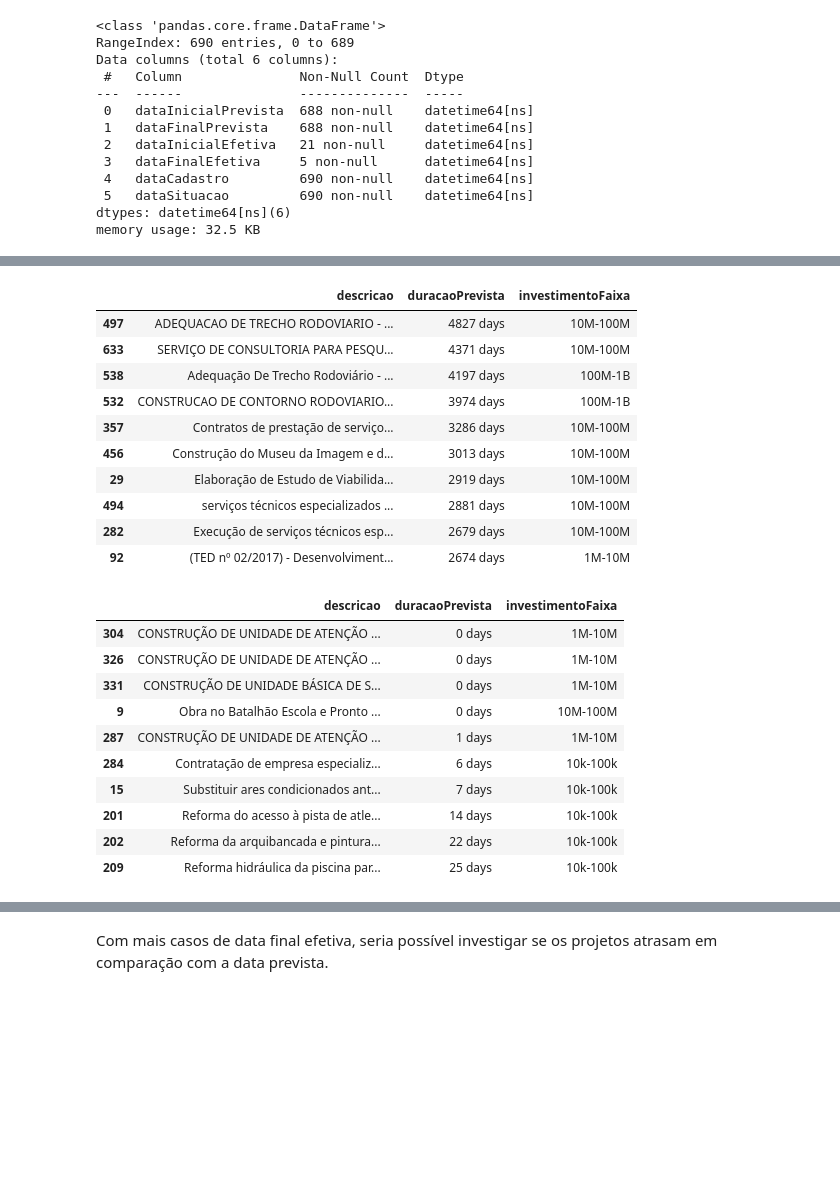
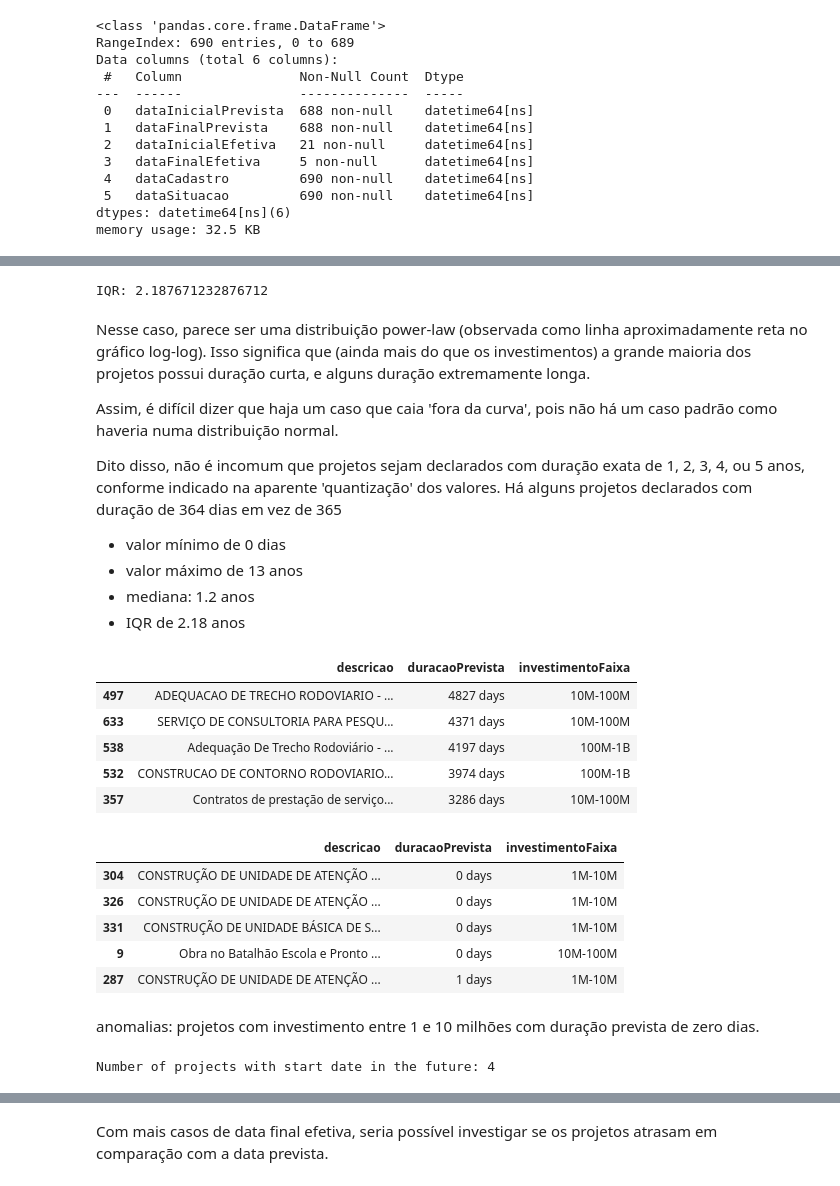
Before and after one commit to noah-art3mis/takehome-lablivre-analysis, a Jupyter notebook: relatorio_lablivre.ipynb, the cells around one changed output, grey strips where cells are left out. Cells and saved outputs as stored; diff of their text form; code cells hidden in the pictures; blank space fills up the shorter version.

```diff
--- a/relatorio_lablivre.ipynb
+++ b/relatorio_lablivre.ipynb
@@ -556,3 +561,6 @@ isInvestimentoSimbolico
 False    571
 True     119
 Name: count, dtype: int64
+# %%
+# duracaoPrevista
+df["duracaoPrevista"] = df["dataFinalPrevista"] - df["dataInicialPrevista"]
@@ -1071,25 +1101,35 @@ Name: duracaoPrevista, dtype: object
+# %%
+print("IQR:", calculate_iqr(df["duracaoPrevista"].dt.days.divide(365)))
+# %% [output]
+IQR: 2.187671232876712
+# %% [markdown]
+Nesse caso, parece ser uma distribuição power-law (observada como linha aproximadamente reta no gráfico log-log). Isso significa que (ainda mais do que os investimentos) a grande maioria dos projetos possui duração curta, e alguns duração extremamente longa.
+
+Assim, é difícil dizer que haja um caso que caia 'fora da curva', pois não há um caso padrão como haveria numa distribuição normal.
+
+Dito disso, não é incomum que projetos sejam declarados com duração exata de 1, 2, 3, 4, ou 5 anos, conforme indicado na aparente 'quantização' dos valores. Há alguns projetos declarados com duração de 364 dias em vez de 365
+
+-   valor mínimo de 0 dias
+-   valor máximo de 13 anos
+-   mediana: 1.2 anos
+-   IQR de 2.18 anos
 # %%
 # valores altos
 df[["descricao", "duracaoPrevista", "investimentoFaixa"]].sort_values(
     by="duracaoPrevista", ascending=False
-).head(10)
+).head()
 # %% [output]
 |  | descricao | duracaoPrevista | investimentoFaixa |
 | 497 | ADEQUACAO DE TRECHO RODOVIARIO - ... | 4827 days | 10M-100M |
 | 633 | SERVIÇO DE CONSULTORIA PARA PESQU... | 4371 days | 10M-100M |
 | 538 | Adequação De Trecho Rodoviário - ... | 4197 days | 100M-1B |
 | 532 | CONSTRUCAO DE CONTORNO RODOVIARIO... | 3974 days | 100M-1B |
 | 357 | Contratos de prestação de serviço... | 3286 days | 10M-100M |
-| 456 | Construção do Museu da Imagem e d... | 3013 days | 10M-100M |
-| 29 | Elaboração de Estudo de Viabilida... | 2919 days | 10M-100M |
-| 494 | serviços técnicos especializados ... | 2881 days | 10M-100M |
-| 282 | Execução de serviços técnicos esp... | 2679 days | 10M-100M |
-| 92 | (TED nº 02/2017) - Desenvolviment... | 2674 days | 1M-10M |
 # %%
 # valores baixos
 df[["descricao", "duracaoPrevista", "investimentoFaixa"]].sort_values(
     by="duracaoPrevista", ascending=True
-).head(10)
+).head()
 # %% [output]
 |  | descricao | duracaoPrevista | investimentoFaixa |
 | 304 | CONSTRUÇÃO DE UNIDADE DE ATENÇÃO ... | 0 days | 1M-10M |
@@ -1097,8 +1137,3 @@ df[["descricao", "duracaoPrevista", "investimentoFaixa"]].sort_values(
 | 331 | CONSTRUÇÃO DE UNIDADE BÁSICA DE S... | 0 days | 1M-10M |
 | 9 | Obra no Batalhão Escola e Pronto ... | 0 days | 10M-100M |
 | 287 | CONSTRUÇÃO DE UNIDADE DE ATENÇÃO ... | 1 days | 1M-10M |
-| 284 | Contratação de empresa especializ... | 6 days | 10k-100k |
-| 15 | Substituir ares condicionados ant... | 7 days | 10k-100k |
-| 201 | Reforma do acesso à pista de atle... | 14 days | 10k-100k |
-| 202 | Reforma da arquibancada e pintura... | 22 days | 10k-100k |
-| 209 | Reforma hidráulica da piscina par... | 25 days | 10k-100k |
@@ -1108,0 +1140,8 @@ df[["descricao", "duracaoPrevista", "investimentoFaixa"]].sort_values(
+# %% [markdown]
+anomalias: projetos com investimento entre 1 e 10 milhões com duração prevista de zero dias.
+# %%
+# Check if dataInicialPrevista is in the future
+future_starts = df[df['dataInicialPrevista'] > pd.Timestamp.now()]
+print(f"Number of projects with start date in the future: {len(future_starts)}")
+# %% [output]
+Number of projects with start date in the future: 4
```
Also changed, not shown: parts of 23 cells of this notebook.
